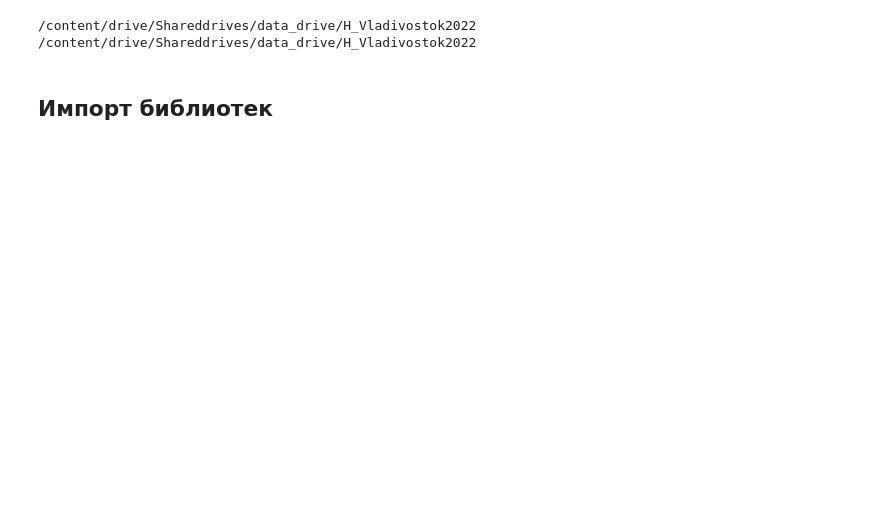
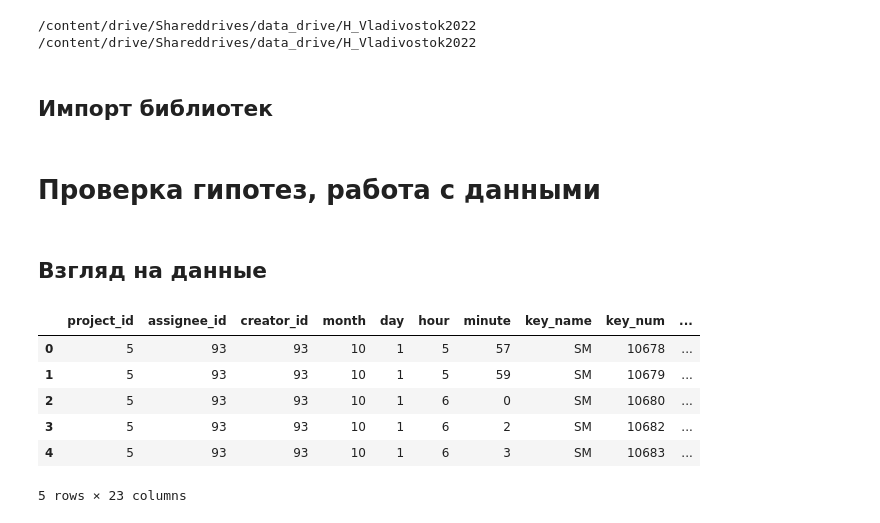
Before and after one commit to TayJen/hackathon_algu2022, a Jupyter notebook: H_ALGU_2022_Advance+.ipynb, the cells around one changed output. Drawn from its saved outputs; the diff is of its cells as text; code cells hidden in the pictures; blank space fills up the shorter version.

```diff
--- a/H_ALGU_2022_Advance+.ipynb
+++ b/H_ALGU_2022_Advance+.ipynb
@@ -29,3 +29,18 @@ from sklearn.metrics import r2_score
 
 %matplotlib inline
 np.random.seed(59)
+# %% [markdown]
+# Проверка гипотез, работа с данными
+# %% [markdown]
+## Взгляд на данные
+# %%
+df = pd.read_csv('./data/prepared/train.csv')
+df.head()
+# %% [output]
+|  | project_id | assignee_id | creator_id | month | day | hour | minute | key_name | key_num | ... |
+| 0 | 5 | 93 | 93 | 10 | 1 | 5 | 57 | SM | 10678 | ... |
+| 1 | 5 | 93 | 93 | 10 | 1 | 5 | 59 | SM | 10679 | ... |
+| 2 | 5 | 93 | 93 | 10 | 1 | 6 | 0 | SM | 10680 | ... |
+| 3 | 5 | 93 | 93 | 10 | 1 | 6 | 2 | SM | 10682 | ... |
+| 4 | 5 | 93 | 93 | 10 | 1 | 6 | 3 | SM | 10683 | ... |
+5 rows × 23 columns
```
Also changed, not shown: parts of 29 cells of this notebook.
